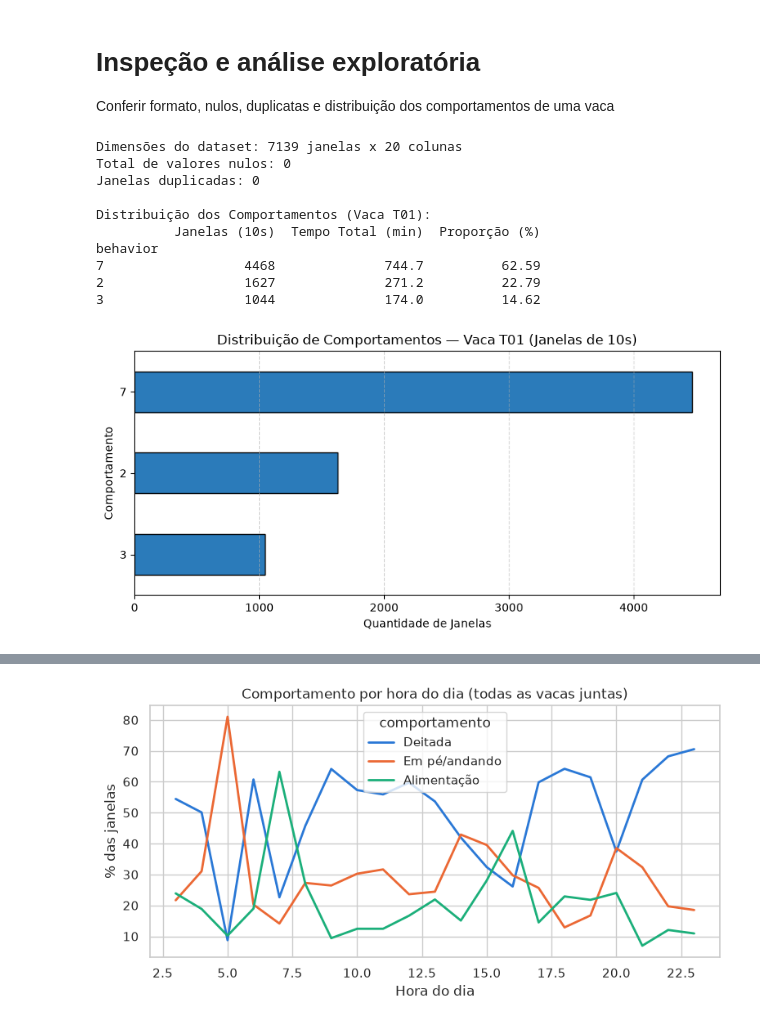
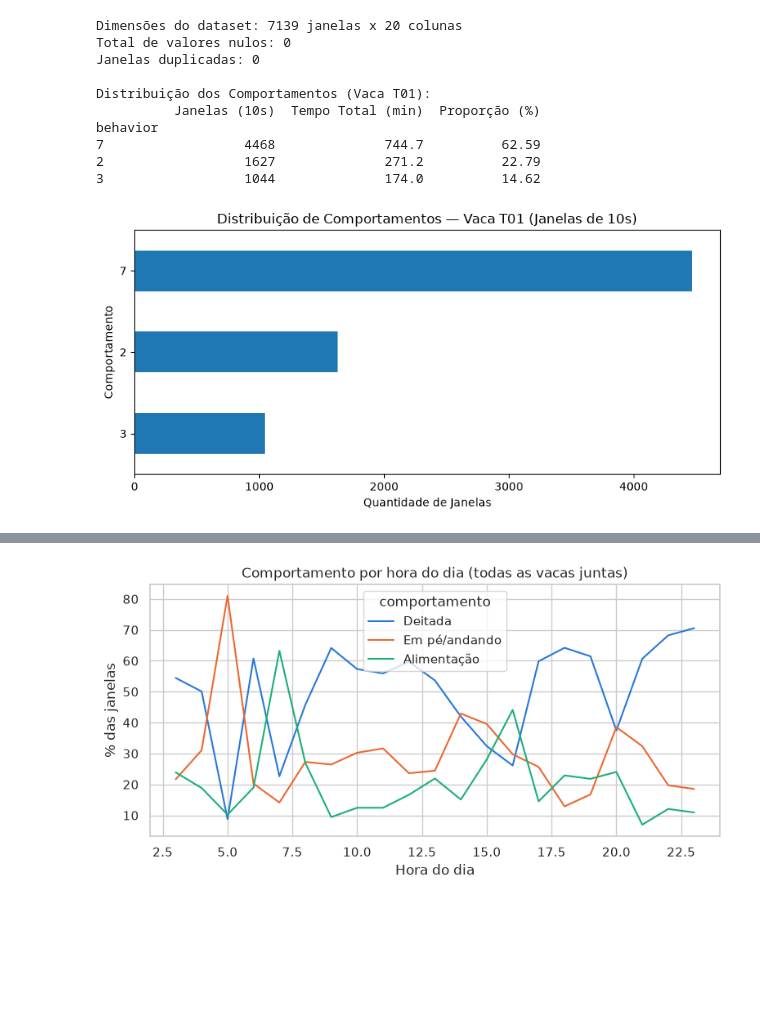
Before and after one commit to maicongiehl/unijui-pcd-cow-behavior-classification, a Jupyter notebook: inspect.ipynb, the cells around one changed output, grey strips where cells are left out. Saved outputs shown, nothing was run; the diff lists cells and outputs as text; code cells hidden in the pictures; blank space fills up the shorter version.

```diff
--- a/inspect.ipynb
+++ b/inspect.ipynb
@@ -1,7 +1,5 @@
-# %% [markdown]
-# Inspeção e análise exploratória
-Conferir formato, nulos, duplicatas e distribuição dos comportamentos de uma vaca
 # %%
+# Inspeção de formato, nulos, duplicatas e distribuição dos comportamentos da vaca T01
 import os
 import matplotlib.pyplot as plt
 import pandas as pd
@@ -20,33 +18,32 @@ contagem = df_t01["behavior"].value_counts()
 percentual = (df_t01["behavior"].value_counts(normalize=True) * 100).round(2)
 
 resumo_classes = pd.DataFrame(
     {
         "Janelas (10s)": contagem,
         "Tempo Total (min)": (contagem * 10 / 60).round(1),
         "Proporção (%)": percentual,
     }
 )
 print("\nDistribuição dos Comportamentos (Vaca T01):")
 print(resumo_classes)
 
 # 4. Plotar o gráfico de barras horizontal da distribuição
 plt.figure(figsize=(8, 4))
-contagem.sort_values().plot(kind="barh", color="#2b7bba", edgecolor="black")
+contagem.sort_values().plot(kind="barh")
 plt.title("Distribuição de Comportamentos — Vaca T01 (Janelas de 10s)")
 plt.xlabel("Quantidade de Janelas")
 plt.ylabel("Comportamento")
-plt.grid(axis="x", alpha=0.5)
 plt.tight_layout()
 plt.show()
 # %% [output]
 Dimensões do dataset: 7139 janelas x 20 colunas
 Total de valores nulos: 0
 Janelas duplicadas: 0
 
 Distribuição dos Comportamentos (Vaca T01):
           Janelas (10s)  Tempo Total (min)  Proporção (%)
 behavior
 7                  4468              744.7          62.59
 2                  1627              271.2          22.79
 3                  1044              174.0          14.62
-[figure, old version]
+[figure, new version]
```
Also changed, not shown: parts of 21 cells of this notebook, 17 other files.
